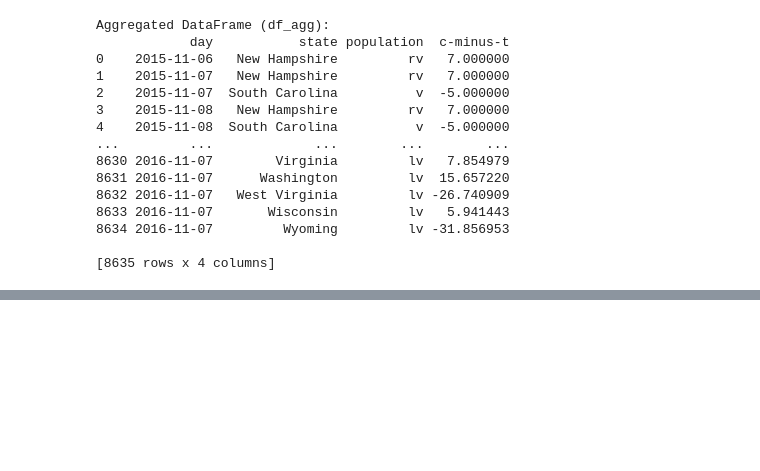
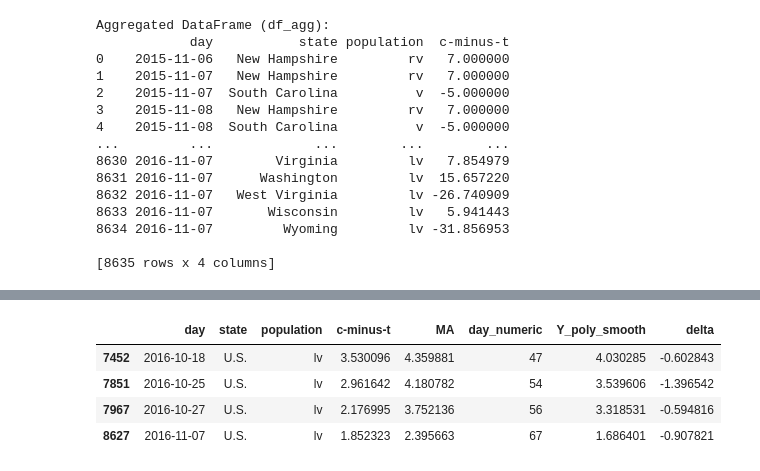
Before and after one commit to mairihallman/MAT-4376E-F24, a Jupyter notebook: 1-data-visualization/day_exploration.ipynb, the cells around one changed output, grey strips where cells are left out. Cells and saved outputs as stored; diff of their text form; code cells hidden in the pictures; blank space fills up the shorter version.

```diff
--- a/1-data-visualization/day_exploration.ipynb
+++ b/1-data-visualization/day_exploration.ipynb
@@ -155,0 +248,13 @@ See the caveats in the documentation: https://pandas.pydata.org/pandas-docs/stab
+# %%
+percentile_delta = target['delta'].quantile([0.05,0.95])
+
+# Get rows where 'column_name' exceeds the 95th percentile
+worst_clinton_delta = target[target['delta'] <= percentile_delta[0.05]]
+
+worst_clinton_delta
+# %% [output]
+|  | day | state | population | c-minus-t | MA | day_numeric | Y_poly_smooth | delta |
+| 7452 | 2016-10-18 | U.S. | lv | 3.530096 | 4.359881 | 47 | 4.030285 | -0.602843 |
+| 7851 | 2016-10-25 | U.S. | lv | 2.961642 | 4.180782 | 54 | 3.539606 | -1.396542 |
+| 7967 | 2016-10-27 | U.S. | lv | 2.176995 | 3.752136 | 56 | 3.318531 | -0.594816 |
+| 8627 | 2016-11-07 | U.S. | lv | 1.852323 | 2.395663 | 67 | 1.686401 | -0.907821 |
```
Also changed, not shown: parts of 11 cells of this notebook, 4 other files.
